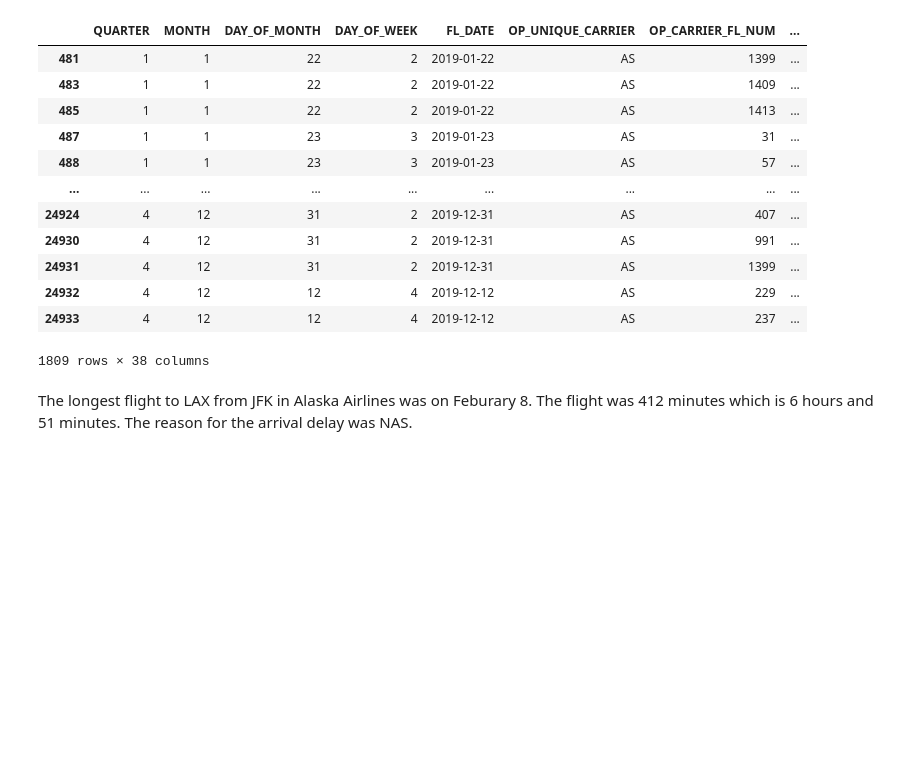
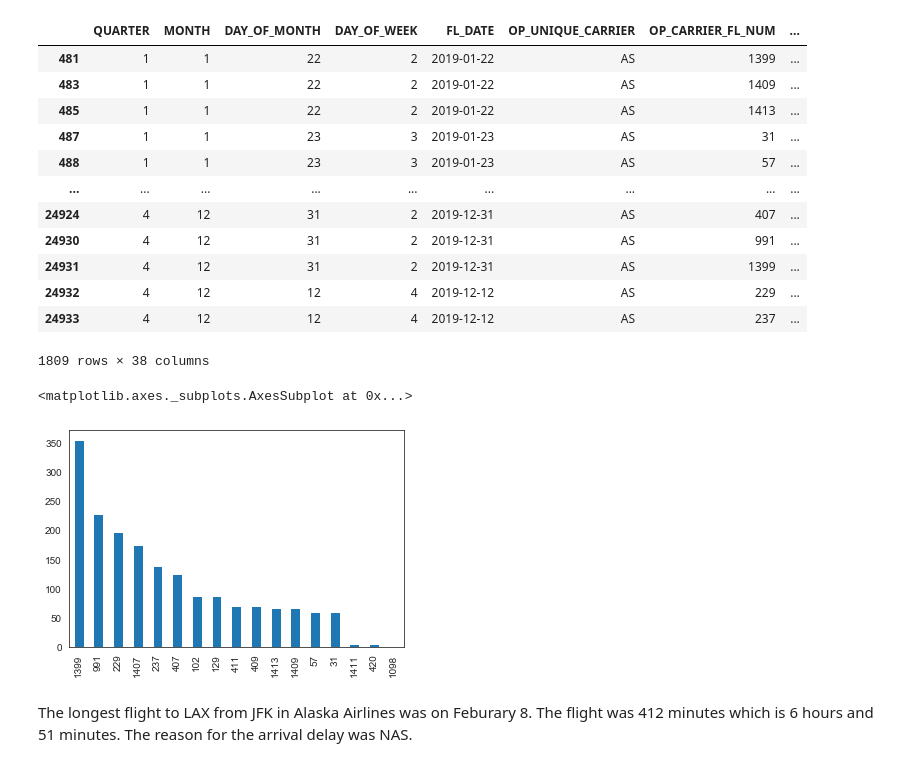
Before and after one commit to emilia329/Fly-High, a Jupyter notebook: JFK.ipynb, the cells around one changed output. Drawn from its saved outputs; the diff is of its cells as text; code cells hidden in the pictures; blank space fills up the shorter version.

```diff
--- a/JFK.ipynb
+++ b/JFK.ipynb
@@ -382,6 +220,11 @@ AS
 | 24932 | 4 | 12 | 12 | 4 | 2019-12-12 | AS | 229 | ... |
 | 24933 | 4 | 12 | 12 | 4 | 2019-12-12 | AS | 237 | ... |
 1809 rows × 38 columns
+# %%
+AS['OP_CARRIER_FL_NUM'].value_counts().plot(kind='bar')
+# %% [output]
+<matplotlib.axes._subplots.AxesSubplot at 0x...>
+[figure, added]
 # %% [markdown]
 The longest flight to LAX from JFK in Alaska Airlines was on Feburary 8. The flight was 412 minutes which is 6 hours and 51 minutes. The reason for the arrival delay was NAS.
 # %%
```
Also changed, not shown: parts of 15 cells of this notebook.
